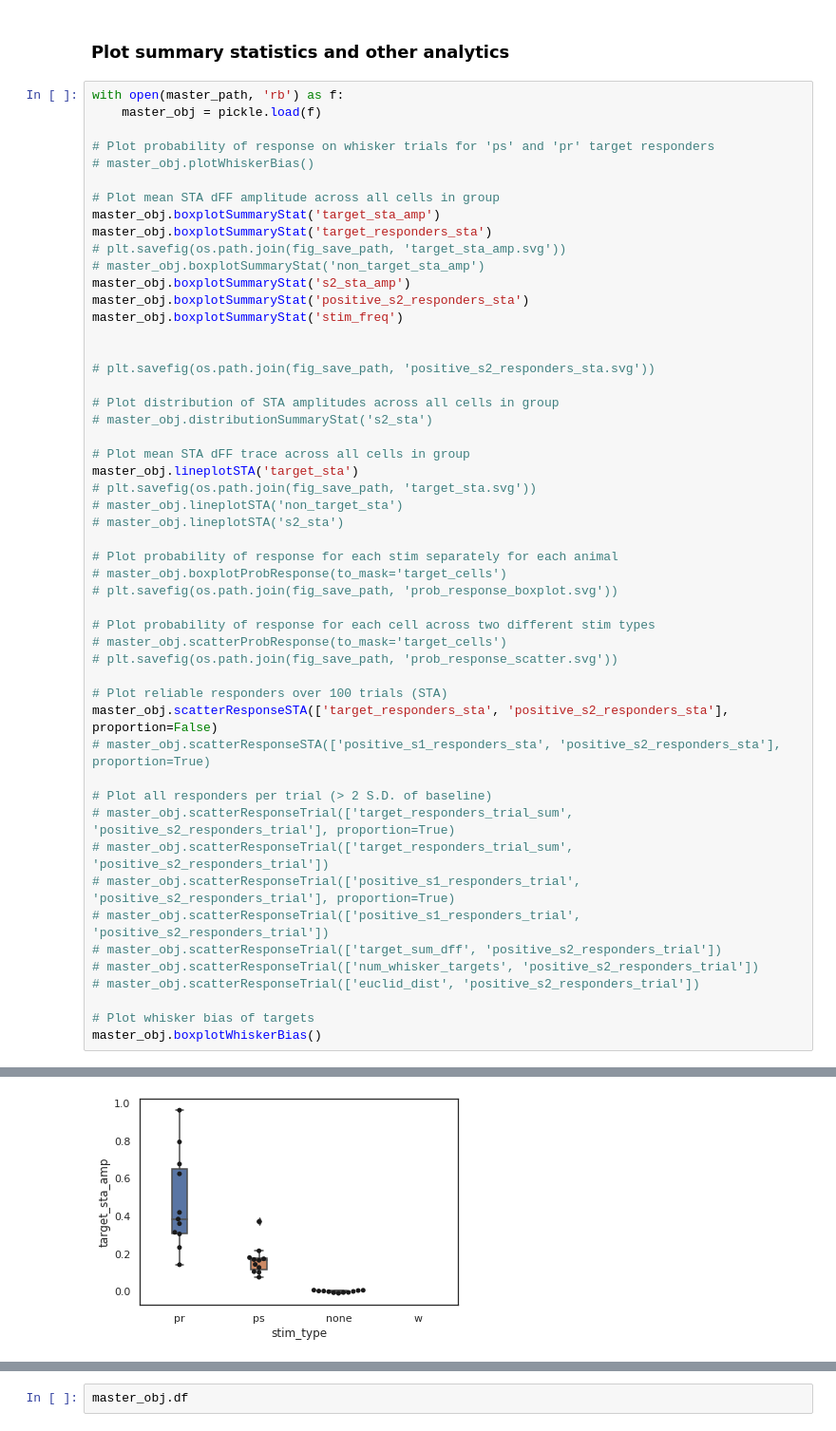
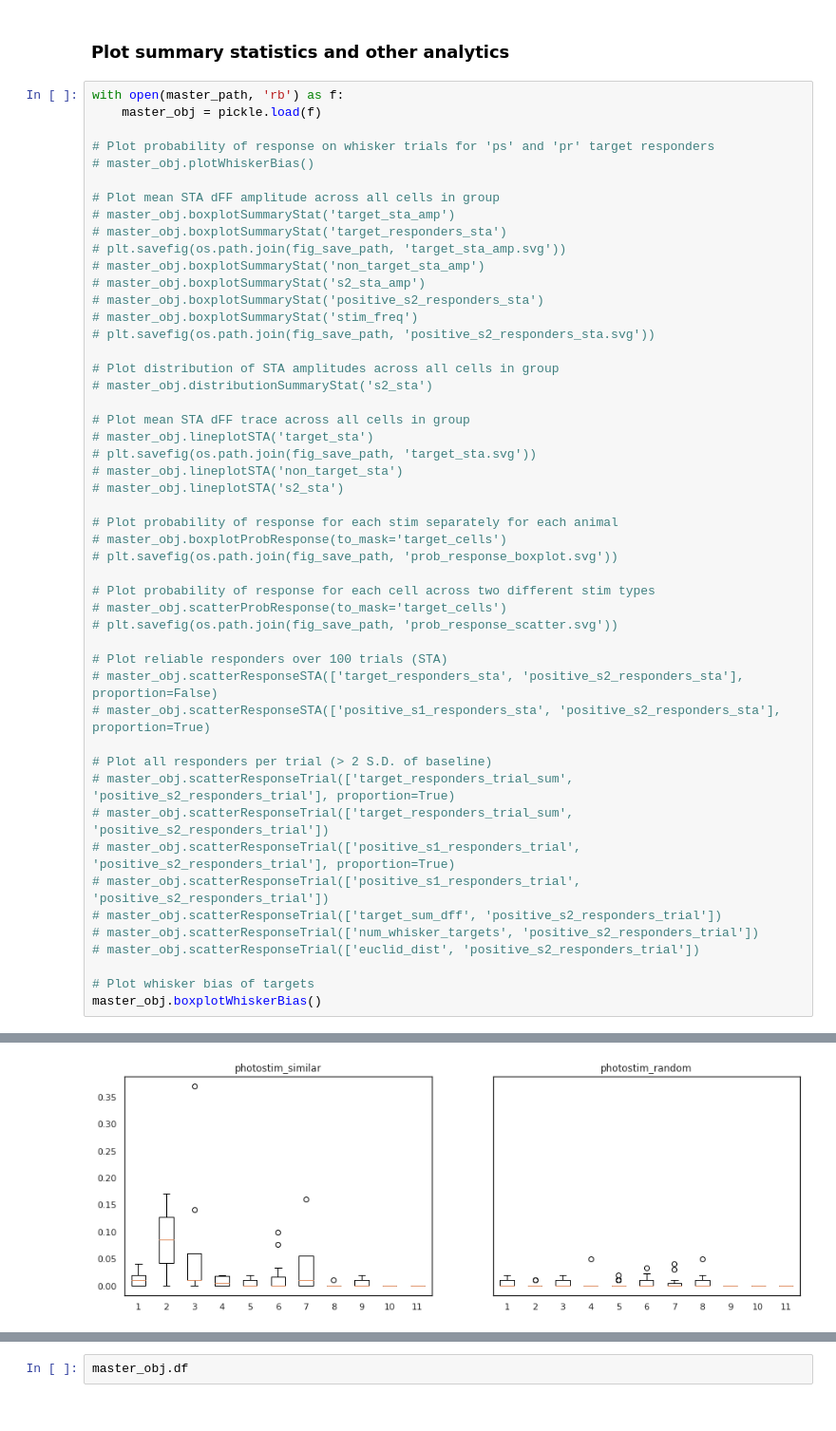
Before and after one commit to Packer-Lab/Vape, a Jupyter notebook: jupyter/rob/interareal_plotting.ipynb, the cells around one changed output, grey strips where cells are left out. Shown at 95% size. Drawn from its saved outputs; the diff is of its cells as text.

Commit message:
bug fixes in code to do with targets, detrending added, spatial plotting added

```diff
--- a/jupyter/rob/interareal_plotting.ipynb
+++ b/jupyter/rob/interareal_plotting.ipynb
@@ -73,22 +73,20 @@ with open(master_path, 'rb') as f:
 # master_obj.plotWhiskerBias()
 
 # Plot mean STA dFF amplitude across all cells in group
-master_obj.boxplotSummaryStat('target_sta_amp')
-master_obj.boxplotSummaryStat('target_responders_sta')
+# master_obj.boxplotSummaryStat('target_sta_amp')
+# master_obj.boxplotSummaryStat('target_responders_sta')
 # plt.savefig(os.path.join(fig_save_path, 'target_sta_amp.svg'))
 # master_obj.boxplotSummaryStat('non_target_sta_amp')
-master_obj.boxplotSummaryStat('s2_sta_amp')
-master_obj.boxplotSummaryStat('positive_s2_responders_sta')
-master_obj.boxplotSummaryStat('stim_freq')
-
-
+# master_obj.boxplotSummaryStat('s2_sta_amp')
+# master_obj.boxplotSummaryStat('positive_s2_responders_sta')
+# master_obj.boxplotSummaryStat('stim_freq')
 # plt.savefig(os.path.join(fig_save_path, 'positive_s2_responders_sta.svg'))
 
 # Plot distribution of STA amplitudes across all cells in group
 # master_obj.distributionSummaryStat('s2_sta')
 
 # Plot mean STA dFF trace across all cells in group
-master_obj.lineplotSTA('target_sta')
+# master_obj.lineplotSTA('target_sta')
 # plt.savefig(os.path.join(fig_save_path, 'target_sta.svg'))
 # master_obj.lineplotSTA('non_target_sta')
 # master_obj.lineplotSTA('s2_sta')
@@ -102,7 +100,7 @@ master_obj.lineplotSTA('target_sta')
 # plt.savefig(os.path.join(fig_save_path, 'prob_response_scatter.svg'))
 
 # Plot reliable responders over 100 trials (STA)
-master_obj.scatterResponseSTA(['target_responders_sta', 'positive_s2_responders_sta'], proportion=False)
+# master_obj.scatterResponseSTA(['target_responders_sta', 'positive_s2_responders_sta'], proportion=False)
 # master_obj.scatterResponseSTA(['positive_s1_responders_sta', 'positive_s2_responders_sta'], proportion=True)
 
 # Plot all responders per trial (> 2 S.D. of baseline)
@@ -142 +135 @@ Random: 2 out of 9
-[figure, old version]
+[figure, new version]
```
Also changed, not shown: parts of 1 cell of this notebook, 5 other files.
